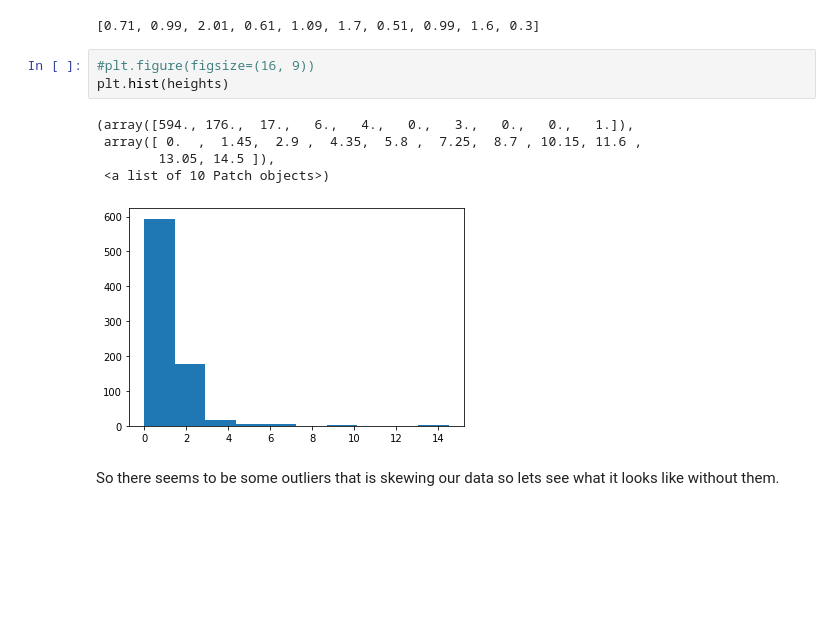
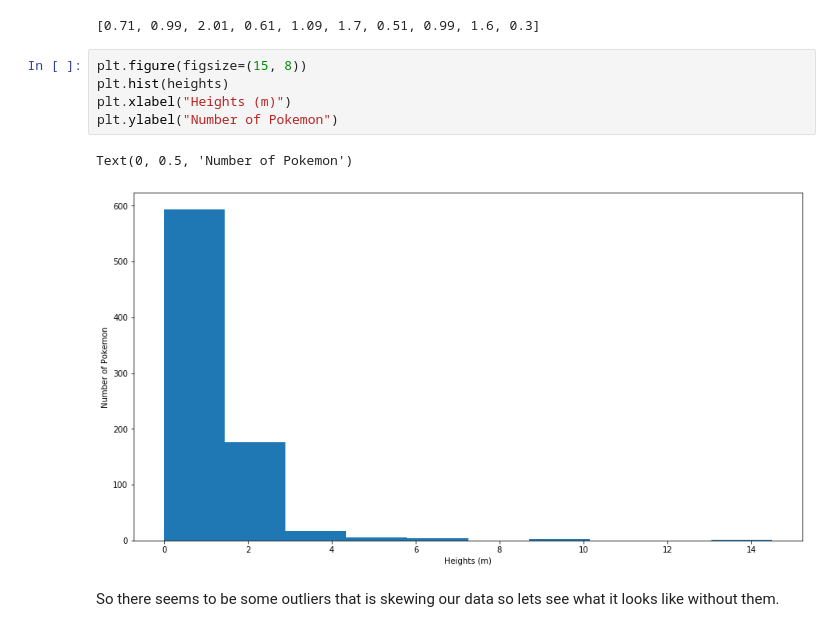
Before and after one commit to RyanMcCall/pokemon_ds, a Jupyter notebook: pokemon_analysis.ipynb, the cells around one changed output. Drawn from its saved outputs; the diff is of its cells as text; blank space fills up the shorter version.

```diff
--- a/pokemon_analysis.ipynb
+++ b/pokemon_analysis.ipynb
@@ -97,15 +98,14 @@ for pokemon in pokemons:
 heights[0:10]
 # %% [output]
 [0.71, 0.99, 2.01, 0.61, 1.09, 1.7, 0.51, 0.99, 1.6, 0.3]
-# %%
-#plt.figure(figsize=(16, 9))
-plt.hist(heights)
-# %% [output]
-(array([594., 176.,  17.,   6.,   4.,   0.,   3.,   0.,   0.,   1.]),
- array([ 0.  ,  1.45,  2.9 ,  4.35,  5.8 ,  7.25,  8.7 , 10.15, 11.6 ,
-        13.05, 14.5 ]),
- <a list of 10 Patch objects>)
-[figure, removed]
+# %%
+plt.figure(figsize=(15, 8))
+plt.hist(heights)
+plt.xlabel("Heights (m)")
+plt.ylabel("Number of Pokemon")
+# %% [output]
+Text(0, 0.5, 'Number of Pokemon')
+[figure, added]
 # %% [markdown]
 So there seems to be some outliers that is skewing our data so lets see what it looks like without them.
 # %%
```
Also changed, not shown: parts of 8 cells of this notebook.
